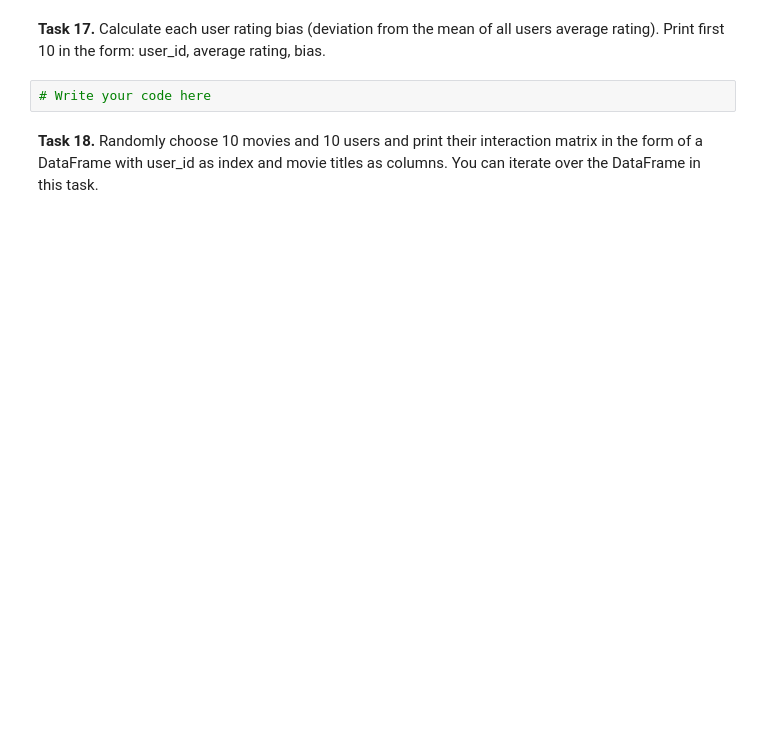
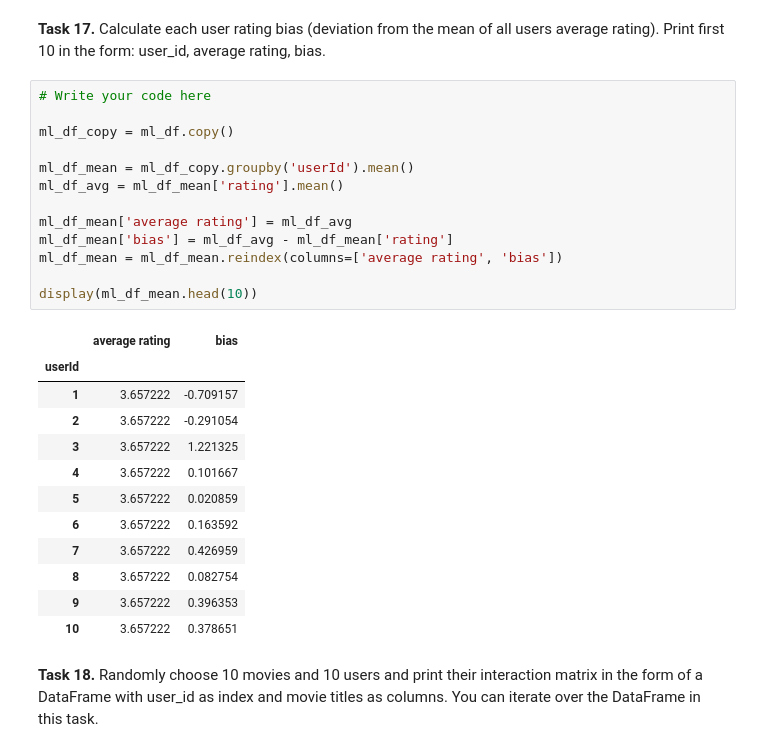
Before and after one commit to Matraf/recommender-systems-class, a Jupyter notebook: class_02_numpy_pandas.ipynb, the cells around one changed output. Cells and saved outputs as stored; diff of their text form; blank space fills up the shorter version.

```diff
--- a/class_02_numpy_pandas.ipynb
+++ b/class_02_numpy_pandas.ipynb
@@ -292,6 +312,30 @@ display(steam_df_copy)
 **Task 17.** Calculate each user rating bias (deviation from the mean of all users average rating). Print first 10 in the form: user_id, average rating, bias.
 # %%
 # Write your code here
+
+ml_df_copy = ml_df.copy()
+
+ml_df_mean = ml_df_copy.groupby('userId').mean()
+ml_df_avg = ml_df_mean['rating'].mean()
+
+ml_df_mean['average rating'] = ml_df_avg
+ml_df_mean['bias'] = ml_df_avg - ml_df_mean['rating']
+ml_df_mean = ml_df_mean.reindex(columns=['average rating', 'bias'])
+
+display(ml_df_mean.head(10))
+# %% [output]
+|  | average rating | bias |
+| userId |  |  |
+| 1 | 3.657222 | -0.709157 |
+| 2 | 3.657222 | -0.291054 |
+| 3 | 3.657222 | 1.221325 |
+| 4 | 3.657222 | 0.101667 |
+| 5 | 3.657222 | 0.020859 |
+| 6 | 3.657222 | 0.163592 |
+| 7 | 3.657222 | 0.426959 |
+| 8 | 3.657222 | 0.082754 |
+| 9 | 3.657222 | 0.396353 |
+| 10 | 3.657222 | 0.378651 |
 # %% [markdown]
 **Task 18.** Randomly choose 10 movies and 10 users and print their interaction matrix in the form of a DataFrame with user_id as index and movie titles as columns. You can iterate over the DataFrame in this task.
 # %%
```
Also changed, not shown: parts of 5 cells of this notebook.
